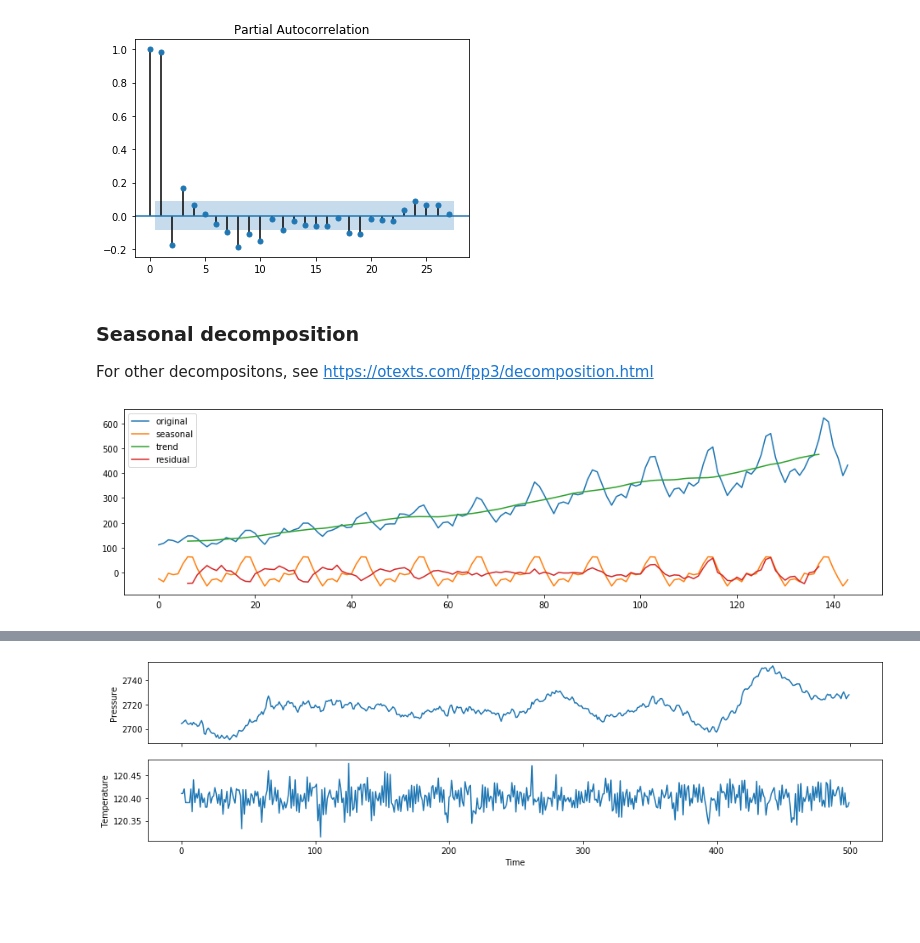
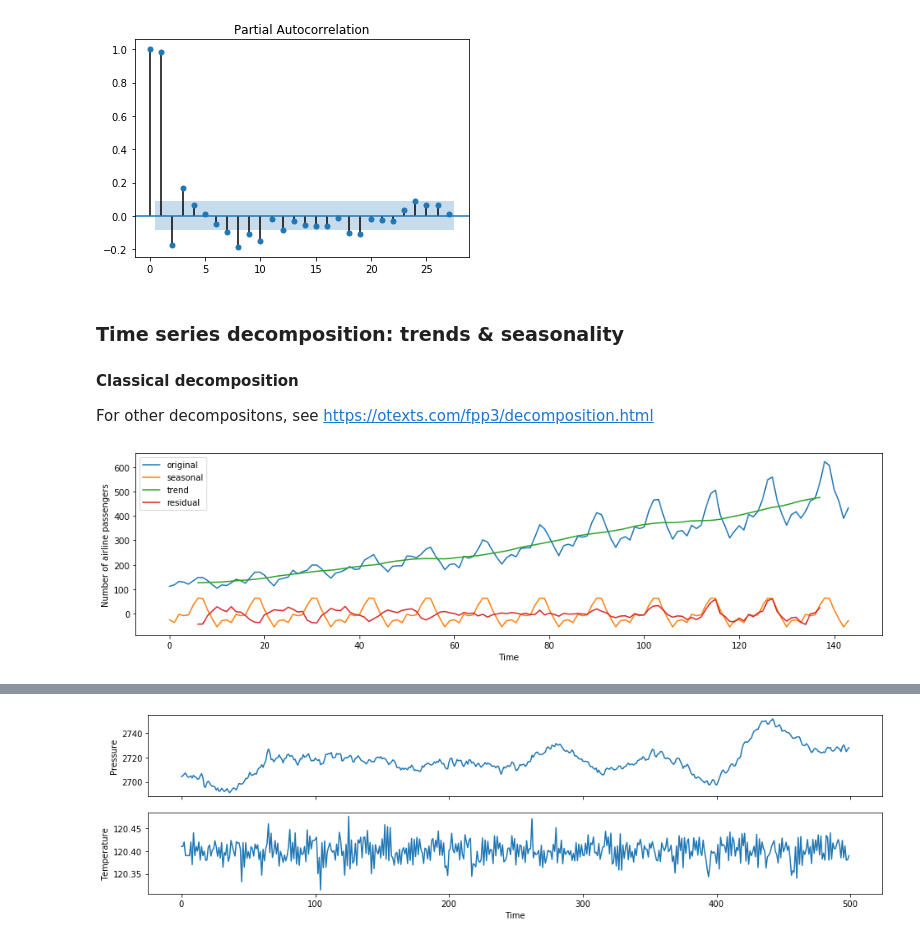
Before and after one commit to mloning/intro-to-ml-with-time-series-DSSGx-2020, a Jupyter notebook: notebooks/02_exploratory_data_analysis.ipynb, the cells around one changed output, grey strips where cells are left out. Saved outputs shown, nothing was run; the diff lists cells and outputs as text; code cells hidden in the pictures; blank space fills up the shorter version.

```diff
--- a/notebooks/02_exploratory_data_analysis.ipynb
+++ b/notebooks/02_exploratory_data_analysis.ipynb
@@ -188,21 +187,25 @@ plot_pacf(pressure);
 # %% [output]
 [figure]
 # %% [markdown]
-### Seasonal decomposition
+### Time series decomposition: trends & seasonality
 
+#### Classical decomposition
 For other decompositons, see https://otexts.com/fpp3/decomposition.html
 # %%
 from statsmodels.tsa.seasonal import seasonal_decompose
 from sktime.datasets import load_airline
 
-y = load_airline()
-decomposition = seasonal_decompose(y, model="additive", period=12)
+y = load_airline()  # monthly data
+sp = 12  # seasonal periodicity, or periods per year
+
+decomposition = seasonal_decompose(y, model="additive", period=sp)
 
 fig, ax = plt.subplots(1, figsize=plt.figaspect(.25))
 y.plot(ax=ax, label="original")
 decomposition.seasonal.plot(ax=ax, label="seasonal")
 decomposition.trend.plot(ax=ax, label="trend")
 decomposition.resid.plot(ax=ax, label="residual")
+ax.set(xlabel="Time", ylabel="Number of airline passengers")
 plt.legend();
 # %% [output]
-[figure, old version]
+[figure, new version]
```
Also changed, not shown: parts of 25 cells of this notebook, 6 other files.
